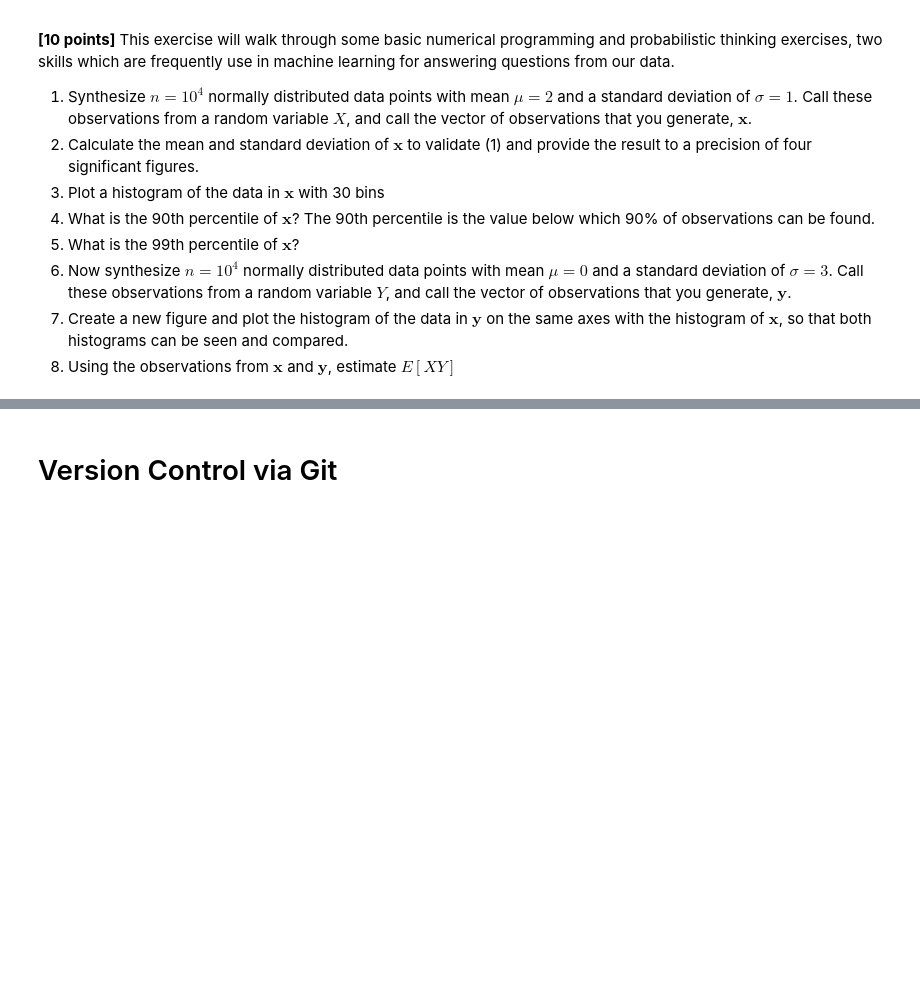
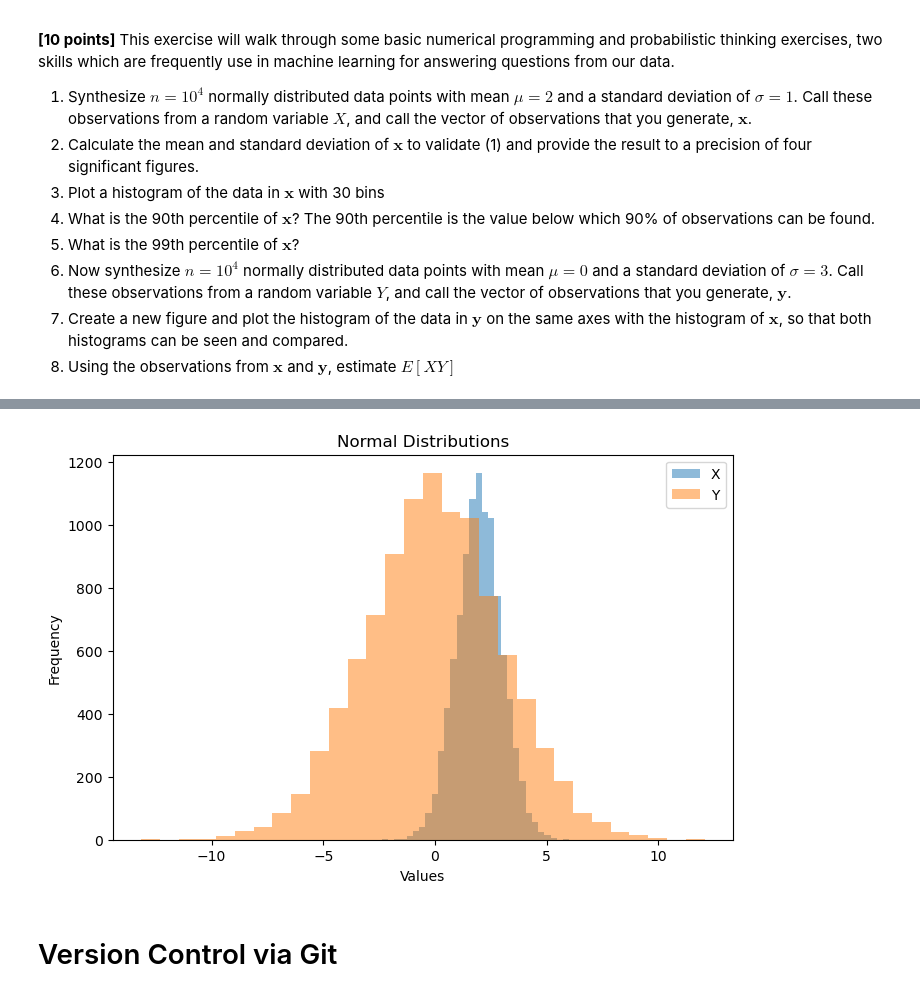
Before and after one commit to sarahbethea/csci547_ML, a Jupyter notebook: assignments/Assignment_1.ipynb, the cells around one changed output, grey strips where cells are left out. Cells and saved outputs as stored; diff of their text form; code cells hidden in the pictures; blank space fills up the shorter version.

```diff
--- a/assignments/Assignment_1.ipynb
+++ b/assignments/Assignment_1.ipynb
@@ -463,3 +504,27 @@ The vectorized code is 814.68 times faster than the nonvectorized code
+# %%
+# --- PART 6 ---
+rng = np.random.default_rng(42)
+
+Y = rng.normal(
+    loc=0,
+    scale=3,
+    size=10**4
+)
+
+# --- PART 7 ---
+plt.figure(figsize=(8, 5))
+
+plt.hist(X, bins=30, alpha=0.5, label="X")
+plt.hist(Y, bins=30, alpha=0.5, label="Y")
+
+plt.title("Normal Distributions")
+plt.xlabel("Values")
+plt.ylabel("Frequency")
+plt.legend()
+
+plt.show()
+# %% [output]
+[figure, added]
 # %% [markdown]
 # Version Control via Git
 # %% [markdown]
```
Also changed, not shown: parts of 5 cells of this notebook.
